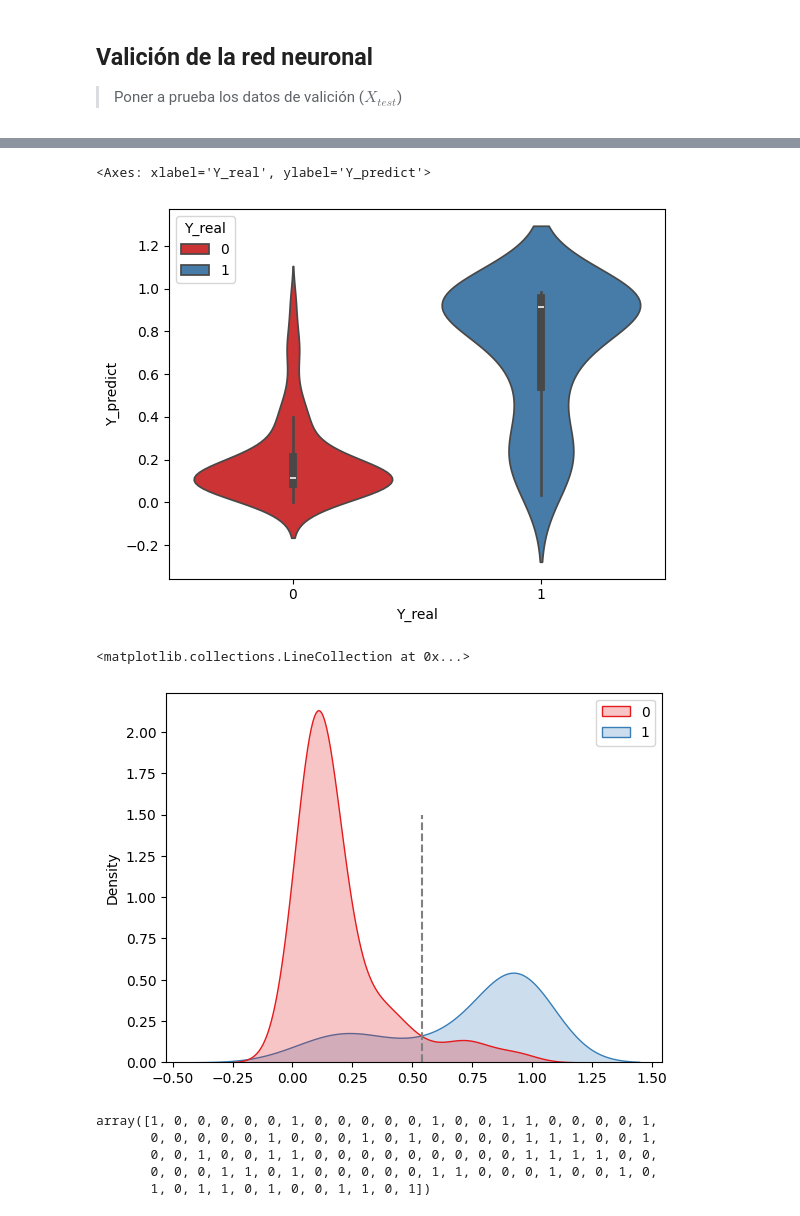
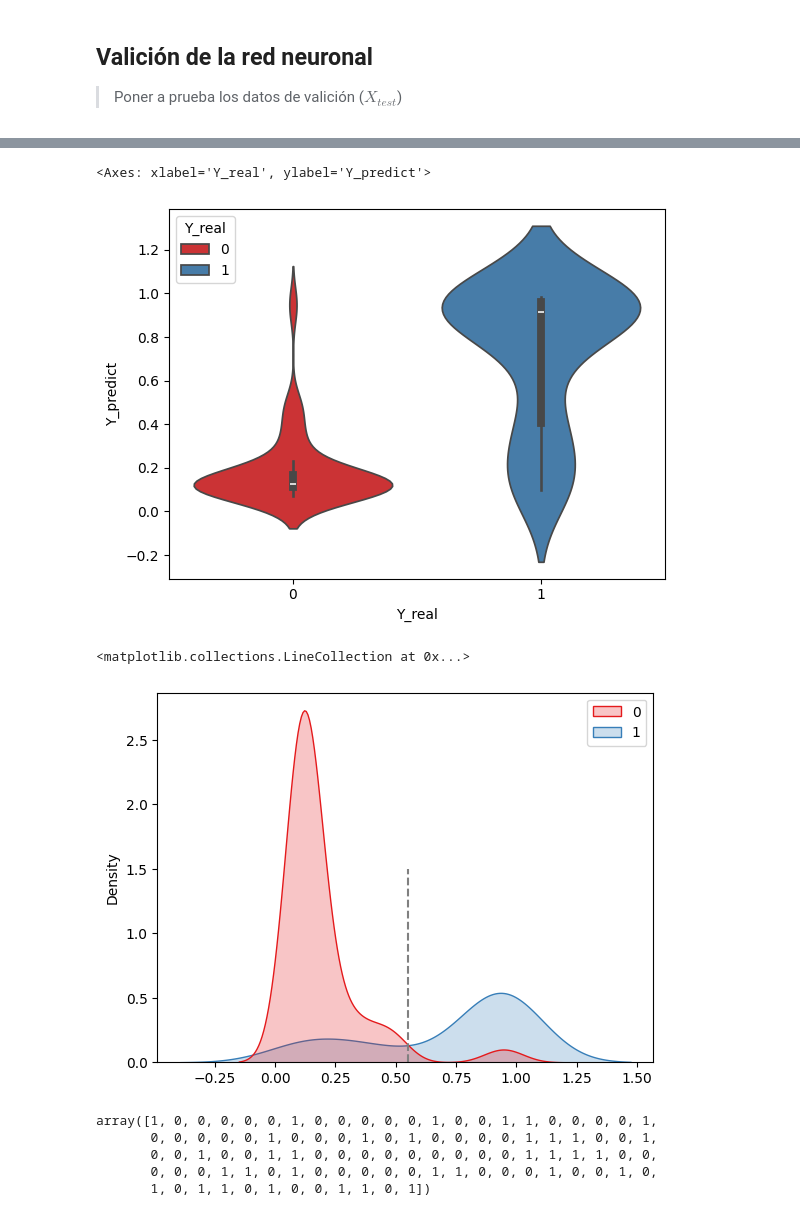
Before and after one commit to dragonnomada/rag-banxico-2026, a Jupyter notebook: sesion3/s304.ipynb, the cells around one changed output, grey strips where cells are left out. Cells and saved outputs as stored; diff of their text form; code cells hidden in the pictures.

```diff
--- a/sesion3/s304.ipynb
+++ b/sesion3/s304.ipynb
@@ -93,5 +93,5 @@ Model: "sequential"
 3. Tamaño de lote (aprendizaje en trozos)
 4. Historial de entramiento (graficar el error)
 # %%
-historial = modelo.fit(Xa, Ya, epochs=200)
+historial = modelo.fit(Xa, Ya, epochs=1000)
 # %% [output]
@@ -175,13 +177,13 @@ seaborn.boxplot(x=P1["Y_real"], y=P1["Y_predict"], hue=P1["Y_real"], palette="Se
 seaborn.violinplot(x=P1["Y_real"], y=P1["Y_predict"], hue=P1["Y_real"], palette="Set1")
 # %% [output]
 <Axes: xlabel='Y_real', ylabel='Y_predict'>
-[figure, old version]
+[figure, new version]
 # %%
 seaborn.kdeplot(x=Yp, hue=Yb.values.flatten(), fill=True, palette="Set1")
-pyplot.vlines(0.54, 0, 1.5, linestyle="--", color="gray")
+pyplot.vlines(0.55, 0, 1.5, linestyle="--", color="gray")
 # %% [output]
 <matplotlib.collections.LineCollection at 0x...>
-[figure, old version]
+[figure, new version]
 # %%
 Yb.values.flatten()
 # %% [output]
```
Also changed, not shown: parts of 9 cells of this notebook, 1 other file.
